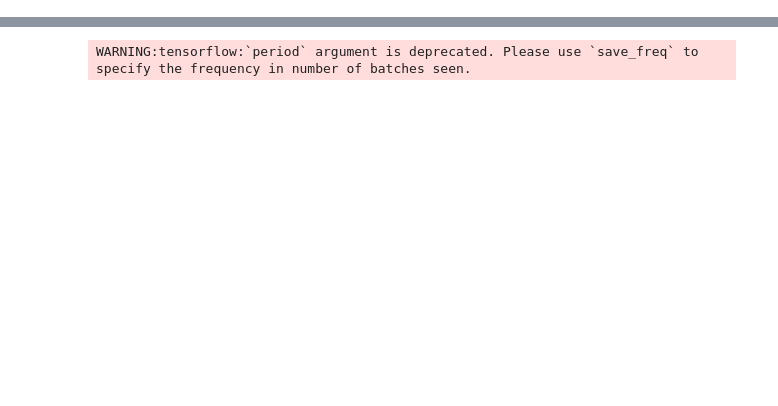
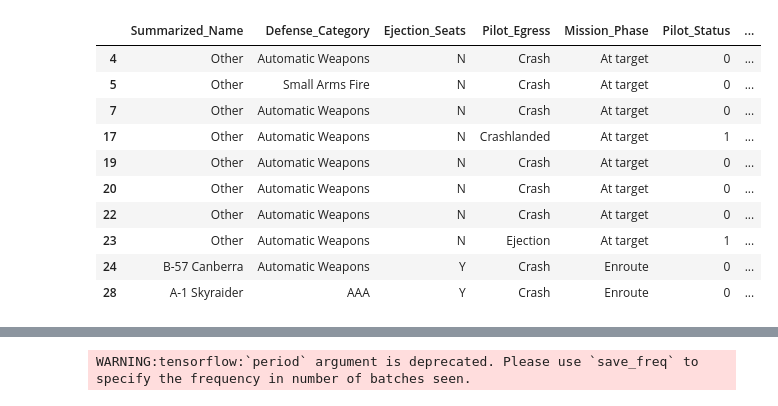
Before and after one commit to MichaelG-B/Capstone_Project, a Jupyter notebook: Capstone Project/Machine Learning/NeuralNet_Test/NeuralNet_TestModel.ipynb, the cells around one changed output, grey strips where cells are left out. Drawn from its saved outputs; the diff is of its cells as text; code cells hidden in the pictures; blank space fills up the shorter version.

```diff
--- a/Capstone Project/Machine Learning/NeuralNet_Test/NeuralNet_TestModel.ipynb
+++ b/Capstone Project/Machine Learning/NeuralNet_Test/NeuralNet_TestModel.ipynb
@@ -327,0 +195,10 @@ X_train, X_test, y_train, y_test = train_test_split(X, y, random_state=78)
+# %%
+# Determine which values to replace if counts are less than ...?
+replace_names = list(name_counts[name_counts < 18].index)
+
+# Replace in dataframe
+for name in replace_names:
+    nn_model.Summarized_Name = nn_model.Summarized_Name.replace(name,"Other")
+
+# Check to make sure binning was successful
+nn_model.Summarized_Name.value_counts()
@@ -327,0 +235,20 @@ X_train, X_test, y_train, y_test = train_test_split(X, y, random_state=78)
+# %%
+# Clean the Target variable - Create binomial
+
+status = {'Recovered': 1, 'KIA': 0,'POW (returned)': 1,'MIA': 0,'POW (died)': 0,'POW': 1,'KIA (chute failure)': 0,'Recoverd': 1, 'u': 0,
+    'KIA (chute failed)': 0, 'Recovered DaNang': 1, 'POW (died in captivity)':0, 'Recovered (chute fail)': 1,'recovered': 1,'KIA,body MIA,PJ abandnd': 1, 'POW (died in captivity)': 0}
+
+nn_df = nn_model.replace({"Pilot_Status": status})
+nn_df.head(10)
+# %% [output]
+|  | Summarized_Name | Defense_Category | Ejection_Seats | Pilot_Egress | Mission_Phase | Pilot_Status | ... |
+| 4 | Other | Automatic Weapons | N | Crash | At target | 0 | ... |
+| 5 | Other | Small Arms Fire | N | Crash | At target | 0 | ... |
+| 7 | Other | Automatic Weapons | N | Crash | At target | 0 | ... |
+| 17 | Other | Automatic Weapons | N | Crashlanded | At target | 1 | ... |
+| 19 | Other | Automatic Weapons | N | Crash | At target | 0 | ... |
+| 20 | Other | Automatic Weapons | N | Crash | At target | 0 | ... |
+| 22 | Other | Automatic Weapons | N | Crash | At target | 0 | ... |
+| 23 | Other | Automatic Weapons | N | Ejection | At target | 1 | ... |
+| 24 | B-57 Canberra | Automatic Weapons | Y | Crash | Enroute | 0 | ... |
+| 28 | A-1 Skyraider | AAA | Y | Crash | Enroute | 0 | ... |
```
Also changed, not shown: parts of 52 cells of this notebook.
